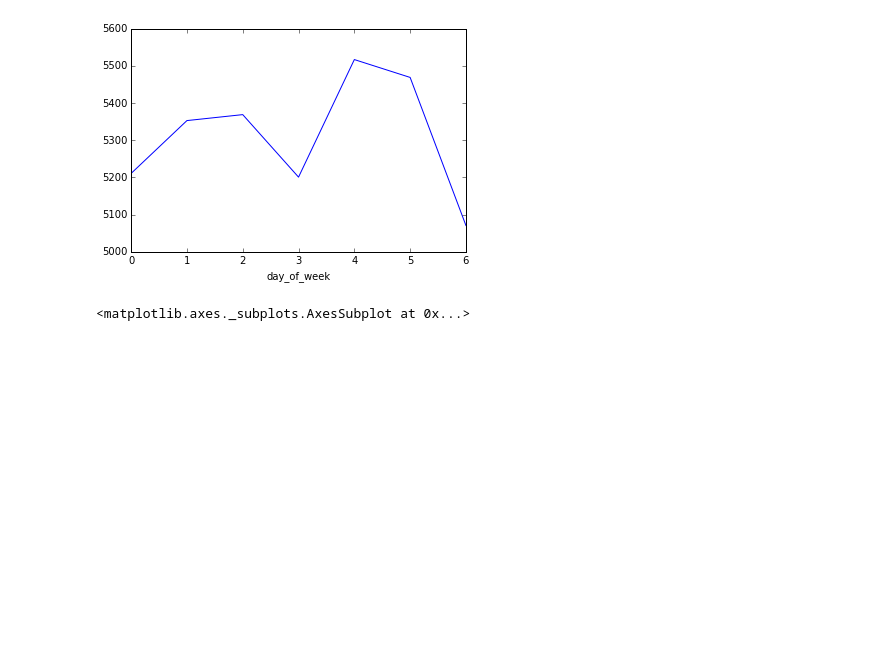
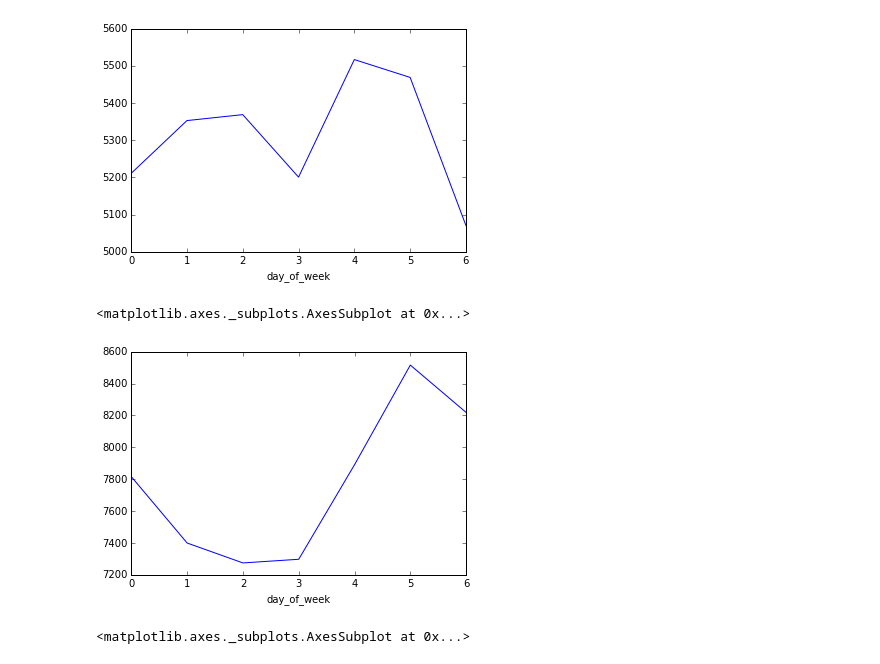
Before and after one commit to d43/oakland, a Jupyter notebook: Notes/Clustering.ipynb, the cells around one changed output. Cells and saved outputs as stored; diff of their text form; code cells hidden in the pictures; blank space fills up the shorter version.

```diff
--- a/Notes/Clustering.ipynb
+++ b/Notes/Clustering.ipynb
@@ -132,6 +147,11 @@ cdf.groupby('day_of_week').car_theft.sum().plot()
 # %% [output]
 <matplotlib.axes._subplots.AxesSubplot at 0x...>
 [figure]
+# %%
+cdf.groupby('day_of_week').violent.sum().plot()
+# %% [output]
+<matplotlib.axes._subplots.AxesSubplot at 0x...>
+[figure, added]
 # %%
 tdf = pd.get_dummies(cdf, prefix='hr', columns=['hour'])
 tdf = pd.get_dummies(tdf, prefix='dow', columns=['day_of_week'])
```
Also changed, not shown: parts of 10 cells of this notebook, 2 other files.
